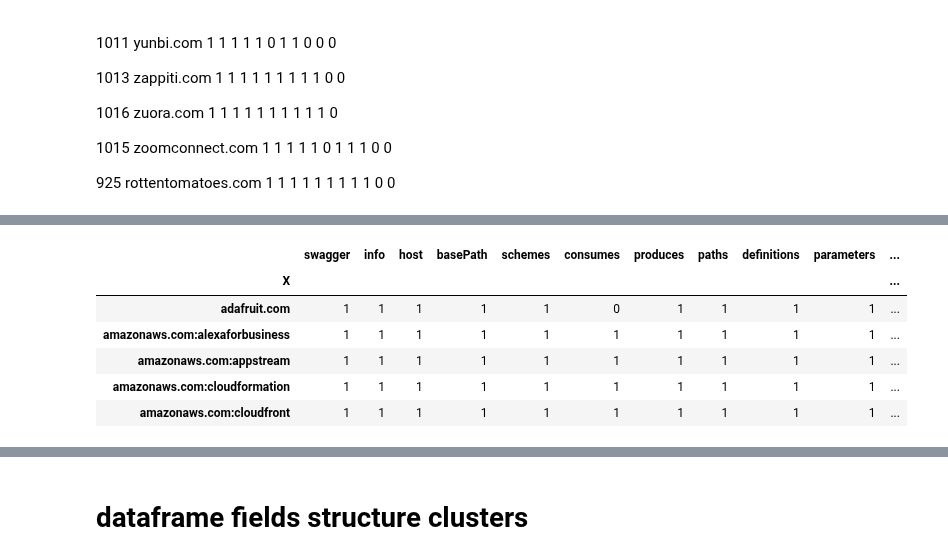
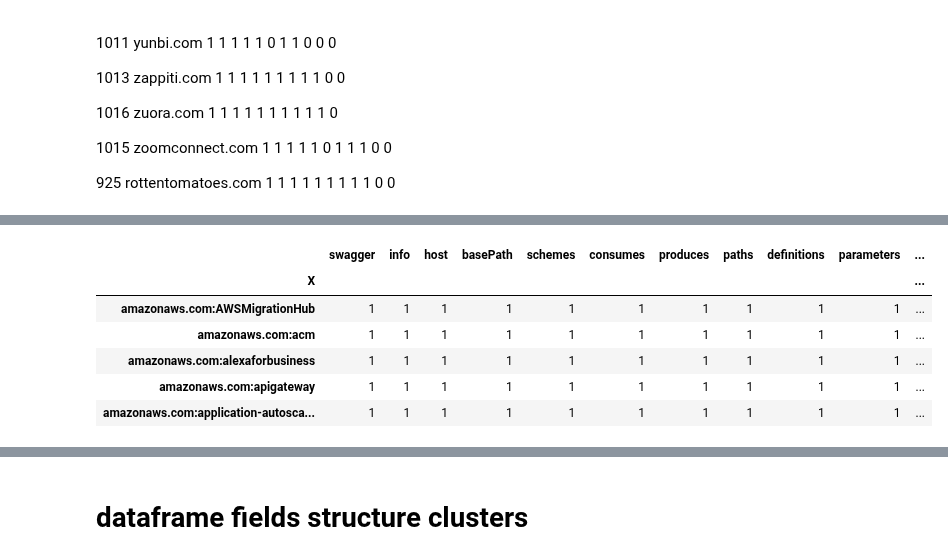
Before and after one commit to pmanlukas/thesisdata, a Jupyter notebook: combine dataframes.ipynb, the cells around one changed output, grey strips where cells are left out. Drawn from its saved outputs; the diff is of its cells as text; code cells hidden in the pictures.

```diff
--- a/combine dataframes.ipynb
+++ b/combine dataframes.ipynb
@@ -360,10 +389,10 @@ clusterdata[pam_fit$medoids, ]
 # %%
-fieldcompdf.loc[pathdf['pam_fit$clustering'] == 3].head()
+fieldstructdf.loc[fieldstructdf['pam_fit$clustering'] == 3].head()
 # %% [output]
 |  | swagger | info | host | basePath | schemes | consumes | produces | paths | definitions | parameters | ... |
 | X |  |  |  |  |  |  |  |  |  |  | ... |
-| adafruit.com | 1 | 1 | 1 | 1 | 1 | 0 | 1 | 1 | 1 | 1 | ... |
+| amazonaws.com:AWSMigrationHub | 1 | 1 | 1 | 1 | 1 | 1 | 1 | 1 | 1 | 1 | ... |
+| amazonaws.com:acm | 1 | 1 | 1 | 1 | 1 | 1 | 1 | 1 | 1 | 1 | ... |
 | amazonaws.com:alexaforbusiness | 1 | 1 | 1 | 1 | 1 | 1 | 1 | 1 | 1 | 1 | ... |
-| amazonaws.com:appstream | 1 | 1 | 1 | 1 | 1 | 1 | 1 | 1 | 1 | 1 | ... |
-| amazonaws.com:cloudformation | 1 | 1 | 1 | 1 | 1 | 1 | 1 | 1 | 1 | 1 | ... |
-| amazonaws.com:cloudfront | 1 | 1 | 1 | 1 | 1 | 1 | 1 | 1 | 1 | 1 | ... |
+| amazonaws.com:apigateway | 1 | 1 | 1 | 1 | 1 | 1 | 1 | 1 | 1 | 1 | ... |
+| amazonaws.com:application-autosca... | 1 | 1 | 1 | 1 | 1 | 1 | 1 | 1 | 1 | 1 | ... |
```
Also changed, not shown: parts of 18 cells of this notebook, 14 other files.
